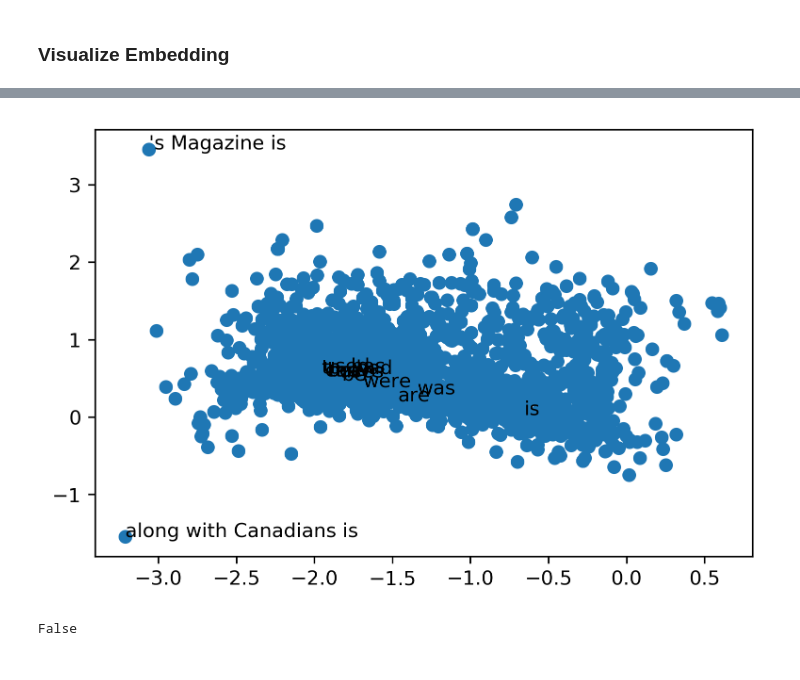
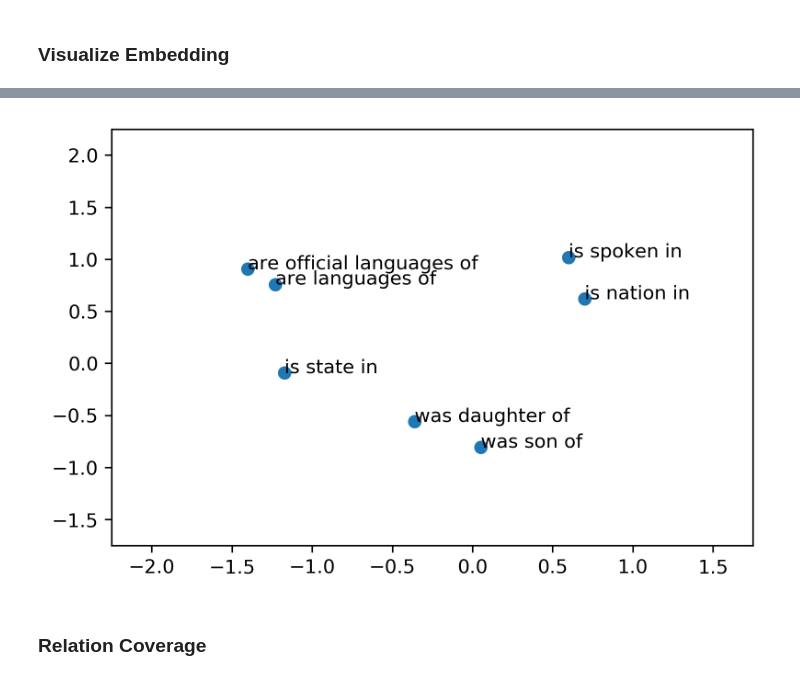
Before and after one commit to rifkiaputri/Relation-Aligner, a Jupyter notebook: plot_results.ipynb, the cells around one changed output, grey strips where cells are left out. Drawn from its saved outputs; the diff is of its cells as text; code cells hidden in the pictures.

```diff
--- a/plot_results.ipynb
+++ b/plot_results.ipynb
@@ -60,5 +53,10 @@ average_precision_score(label, label_scores)
 # %% [markdown]
 ### Visualize Embedding
 # %%
-rel_vector = pd.read_csv('predict/loss_1/rel_embed_vector.tsv', sep='\t', header=None, names=['el1', 'el2'])
-rel_label = pd.read_csv('predict/loss_1/rel_embed_label.tsv', sep='\t', header=None, names=['label'])
+rel_vector = pd.read_csv('predict/oie_def/rel_embed_vector.tsv', sep='\t', header=None, names=['el1', 'el2'])
+data_header = ['e1_kb', 'rel_kb', 'e2_kb', 'e1_oie', 'rel_oie', 'e2_oie', 'rel_id', 'label',
+                       'e1_oie_root', 'e2_oie_root', 'e1_desc', 'e2_desc']
+test_align = pd.read_csv('dataset/test_align_filtered_balanced.tsv', sep='\t', header=None, names=data_header)
+rel_label = test_align['rel_oie']
+rel_label_unique = pd.read_csv('predict/oie_def/rel_embed_label.tsv', sep='\t', header=None, names=['label'])
+rel_label_unique = rel_label_unique.drop_duplicates()
@@ -65,2 +65,0 @@ rel_label = pd.read_csv('predict/loss_1/rel_embed_label.tsv', sep='\t', header=N
-# %%
-rel_label = rel_label.drop_duplicates()
@@ -69,14 +87,6 @@ rel_label.to_csv('predict/loss_1/unique_rel_list.tsv', sep='\t')
 # %%
 vector_x = []
 vector_y = []
-label = []
-observed_label = ['are', 'is', 'were', 'was', 'has', 'to', 'been', 'used', 'uses', 'may', 'had', 'be', 'can',
-                  '\'s Magazine is', 'along with Canadians is']
-for index, row in rel_label.iterrows():
+for index, row in rel_label_unique.iterrows():
     vector_x.append(rel_vector['el1'][index])
     vector_y.append(rel_vector['el2'][index])
-    label_txt = rel_label['label'][index]
-    if label_txt in observed_label:
-        label.append(label_txt)
-    else:
-        label.append('')
@@ -83,12 +101,26 @@ for index, row in rel_label.iterrows():
+# %%
+vector_x = []
+vector_y = []
+label = []
+observed_label = ['was daughter of', 'was son of',
+                  'are languages of', 'are official languages of', 'is spoken in',
+                  'is nation in', 'is state in', 'is country in'
+                 ]
+for index, row in rel_label_unique.iterrows():
+    label_txt = rel_label[index]
+    if label_txt in observed_label:
+        label.append(label_txt)
+        vector_x.append(rel_vector['el1'][index])
+        vector_y.append(rel_vector['el2'][index])
 # %%
 fig, ax = plt.subplots(dpi=300)
 ax.scatter(vector_x, vector_y)
+plt.ylim((-1.75, 2.25))
+plt.xlim((-2.25, 1.75))
 
 for i, txt in enumerate(label):
     ax.annotate(txt, (vector_x[i], vector_y[i]))
 # %% [output]
-[figure, old version]
+[figure, new version]
-# %%
-' Georgia ' in 'Georgian'
-# %% [output]
-False
+# %% [markdown]
+### Relation Coverage
```
Also changed, not shown: parts of 19 cells of this notebook, 5 other files.
